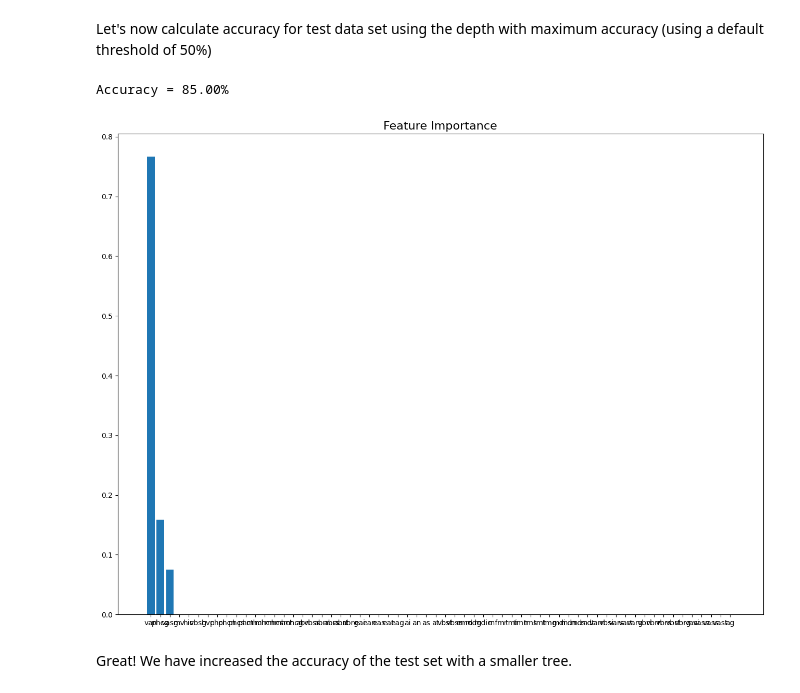
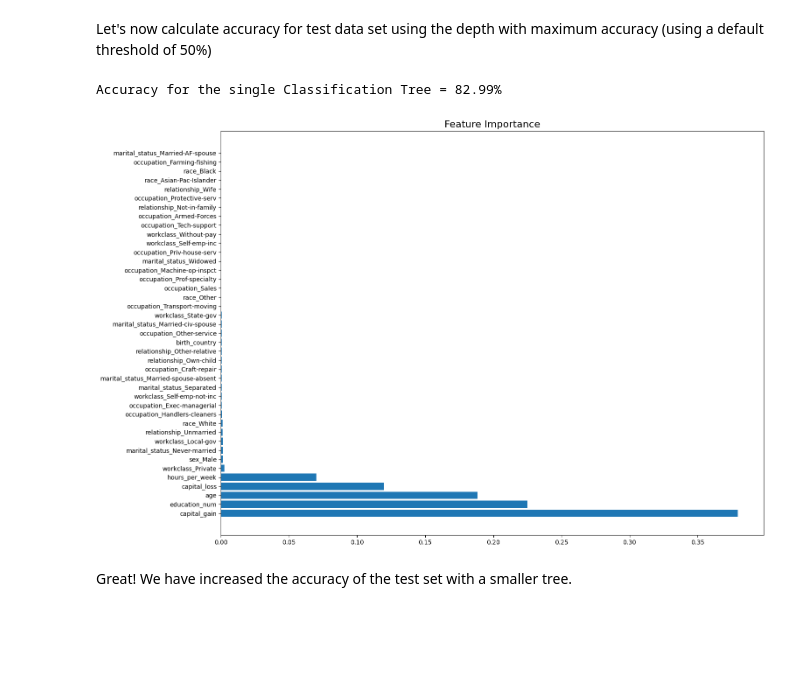
Before and after one commit to isaacchaljub/ML2_GP, a Jupyter notebook: ML2_group3.ipynb, the cells around one changed output. Drawn from its saved outputs; the diff is of its cells as text; code cells hidden in the pictures; blank space fills up the shorter version.

```diff
--- a/ML2_group3.ipynb
+++ b/ML2_group3.ipynb
@@ -114,12 +174,17 @@ We are going to split it into training and test (with same class distribution of
+# %%
+#first define X and y for posterior analysis
+
+X= df.drop('income_over_50K',axis=1)
+y=df['income_over_50K']
 # %%
 def split_df(dataframe,y_column, seed=None, percentage=0.8):
 
     X = df.loc[:, dataframe.columns != y_column]
     y = df[y_column]
 
-    return train_test_split(X, y, test_size=1-percentage, random_state=seed) # note the stratify parameter
+    return train_test_split(X, y, test_size=1-percentage, random_state=seed, stratify=y) # note the stratify parameter
 
-X_train, X_test, Y_train, Y_test = split_df(df, seed=42, percentage=0.8, y_column='Class')
+X_train, X_test, Y_train, Y_test = split_df(df, seed=42, percentage=0.8, y_column='income_over_50K')
 # %%
 print("Training data set: ", X_train.shape)
 print("Testing data set: ", X_test.shape)
@@ -189,7 +255,7 @@ Let's focus for now on the depth of the tree. We will test different depth thres
 # %%
 from sklearn.model_selection import GridSearchCV
 
-params_grid = {'max_depth': range(1,16), 'min_samples_leaf':range(1,50)} # 15 different depth levels
+params_grid = {'max_depth': range(1,16), 'min_samples_leaf':range(1,11)} # 15 different depth levels
 
 clas_tree_pruned_depth_cv = GridSearchCV(clas_tree,
                    params_grid,
@@ -233,23 +299,25 @@ Recall = 0.750 (+/0.059) for {'max_depth': 15, 'min_samples_leaf': 49}
 # %% [markdown]
 Let's now calculate accuracy for test data set using the depth with maximum accuracy (using a default threshold of 50%)
 # %%
-clas_tree_pruned = DecisionTreeClassifier(random_state=42, max_depth=2, min_samples_leaf=15)
+clas_tree_pruned = DecisionTreeClassifier(random_state=42,
+                                          max_depth=clas_tree_pruned_depth_cv.best_params_['max_depth'],
+                                          min_samples_leaf=clas_tree_pruned_depth_cv.best_params_['min_samples_leaf'])
 tree=clas_tree_pruned.fit(X_train, Y_train)
 
 predictions_test = tree.predict(X_test) # obtains predictions with a threshold=50%
-print("Accuracy = {0:.2%}".format(accuracy_score(Y_test, predictions_test)))
+print("Accuracy for the single Classification Tree = {0:.2%}".format(accuracy_score(Y_test, predictions_test)))
 
 tree_acc=accuracy_score(Y_test, predictions_test)
 # %% [output]
-Accuracy = 85.00%
+Accuracy for the single Classification Tree = 82.99%
 # %%
 plt.figure(figsize=(16,12))
 importances = tree.feature_importances_
 indices = np.argsort(importances)[::-1]
-plt.bar(X_train.columns[indices], importances[indices]) #average reduction in impurity resulting from splitting at each node of the tree using that feature
+plt.barh(X_train.columns[indices], importances[indices]) #average reduction in impurity resulting from splitting at each node of the tree using that feature
 plt.title('Feature Importance', fontsize=16);
 # %% [output]
-[figure, old version]
+[figure, new version]
 # %% [markdown]
 Great! We have increased the accuracy of the test set with a smaller tree.
 # %%
```
Also changed, not shown: parts of 46 cells of this notebook, 1 other file.
